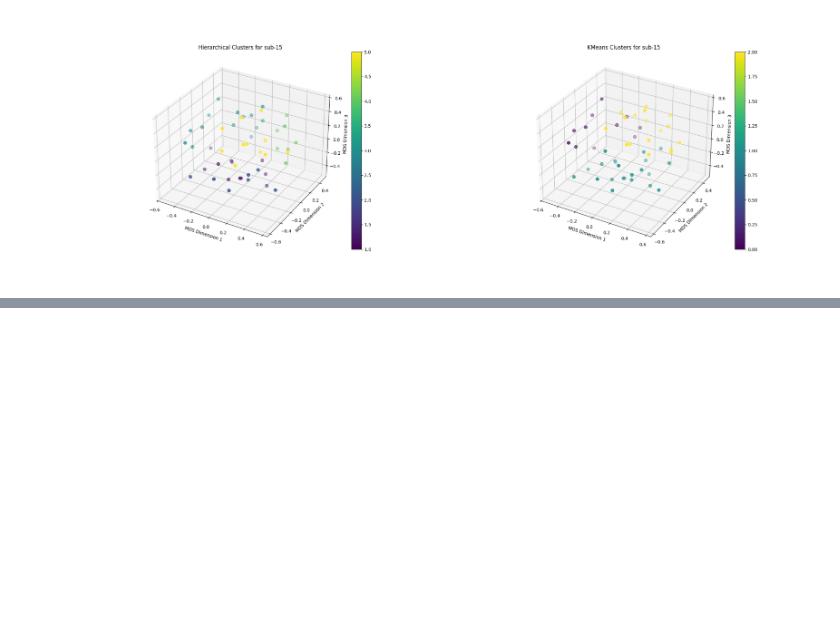
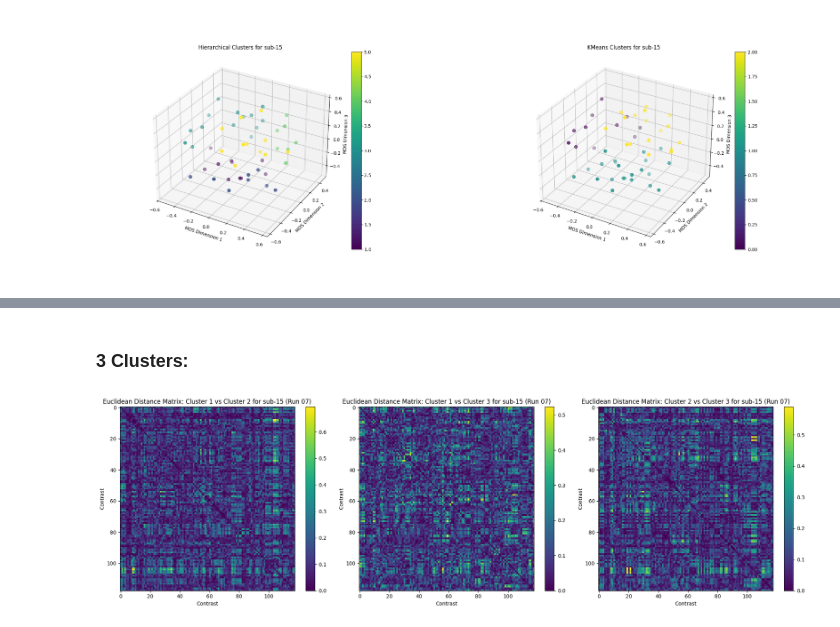
Before and after one commit to Cognitive-Neuroscience-Neurotechnology/ibc_latent, a Jupyter notebook: Dimensionality_reduction/DimRed_Visualization.ipynb, the cells around one changed output, grey strips where cells are left out. Drawn from its saved outputs; the diff is of its cells as text; code cells hidden in the pictures; blank space fills up the shorter version.

```diff
--- a/Dimensionality_reduction/DimRed_Visualization.ipynb
+++ b/Dimensionality_reduction/DimRed_Visualization.ipynb
@@ -77,0 +102,45 @@ plt.show()
+# %% [markdown]
+### 3 Clusters:
+# %%
+subject = 'sub-15'  # Specify the subject
+run = '07'  # Specify the run
+cluster1 = 1
+cluster2 = 2
+cluster3 = 3
+
+# Load the Euclidean Distance data for Cluster 1-2, 1-3, and 2-3
+distance_file_1_2 = os.path.join(base_dir, 'ibc_output_KMeans_onMDS', f'run_{run}', f'{cluster1}-{cluster2}_{subject}.csv')
+distance_file_1_3 = os.path.join(base_dir, 'ibc_output_KMeans_onMDS', f'run_{run}', f'{cluster1}-{cluster3}_{subject}.csv')
+distance_file_2_3 = os.path.join(base_dir, 'ibc_output_KMeans_onMDS', f'run_{run}', f'{cluster2}-{cluster3}_{subject}.csv')
+
+distance_data_1_2 = np.loadtxt(distance_file_1_2, delimiter=',', skiprows=1)
+distance_data_1_3 = np.loadtxt(distance_file_1_3, delimiter=',', skiprows=1)
+distance_data_2_3 = np.loadtxt(distance_file_2_3, delimiter=',', skiprows=1)
+
+plt.figure(figsize=(20, 6))
+
+plt.subplot(1, 3, 1)
+plt.imshow(distance_data_1_2, aspect='auto', cmap='viridis')
+plt.colorbar()
+plt.title(f'Euclidean Distance Matrix: Cluster {cluster1} vs Cluster {cluster2} for {subject} (Run {run})')
+plt.xlabel('Contrast')
+plt.ylabel('Contrast')
+
+plt.subplot(1, 3, 2)
+plt.imshow(distance_data_1_3, aspect='auto', cmap='viridis')
+plt.colorbar()
+plt.title(f'Euclidean Distance Matrix: Cluster {cluster1} vs Cluster {cluster3} for {subject} (Run {run})')
+plt.xlabel('Contrast')
+plt.ylabel('Contrast')
+
+plt.subplot(1, 3, 3)
+plt.imshow(distance_data_2_3, aspect='auto', cmap='viridis')
+plt.colorbar()
+plt.title(f'Euclidean Distance Matrix: Cluster {cluster2} vs Cluster {cluster3} for {subject} (Run {run})')
+plt.xlabel('Contrast')
+plt.ylabel('Contrast')
+
+plt.tight_layout()
+plt.show()
+# %% [output]
+[figure, added]
```
Also changed, not shown: parts of 5 cells of this notebook.
